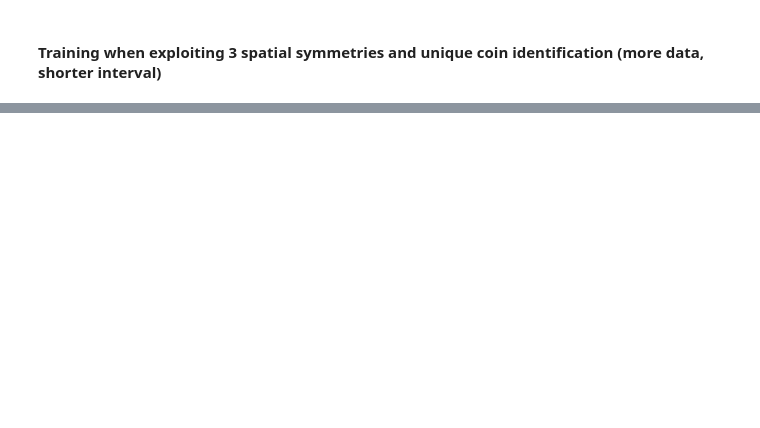
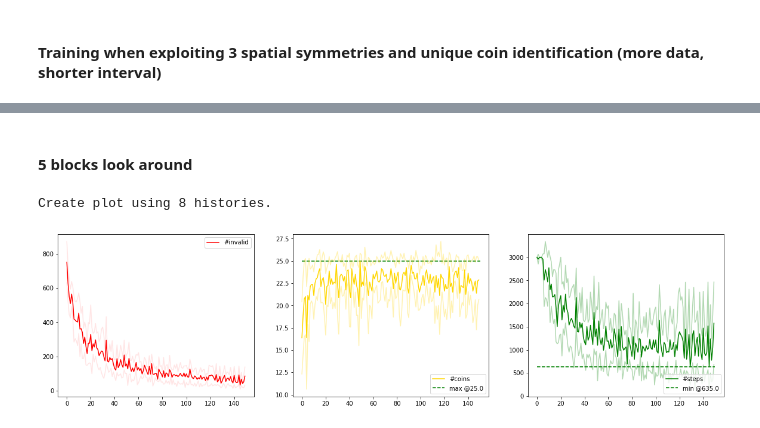
Before and after one commit to hericks/FML, a Jupyter notebook: bomberman_rl/agent_code/linear_agent/monitoring.ipynb, the cells around one changed output, grey strips where cells are left out. Saved outputs shown, nothing was run; the diff lists cells and outputs as text; code cells hidden in the pictures; blank space fills up the shorter version.

```diff
--- a/bomberman_rl/agent_code/linear_agent/monitoring.ipynb
+++ b/bomberman_rl/agent_code/linear_agent/monitoring.ipynb
@@ -105,0 +140,7 @@ plotAverageHistory("histories/linear_agent_4_look_around_with_extensive_mirrorin
+# %% [markdown]
+#### 5 blocks look around
+# %%
+plotAverageHistory("histories/linear_agent_5_look_around")
+# %% [output]
+Create plot using 8 histories.
+[figure, added]
```
Also changed, not shown: parts of 11 cells of this notebook.
